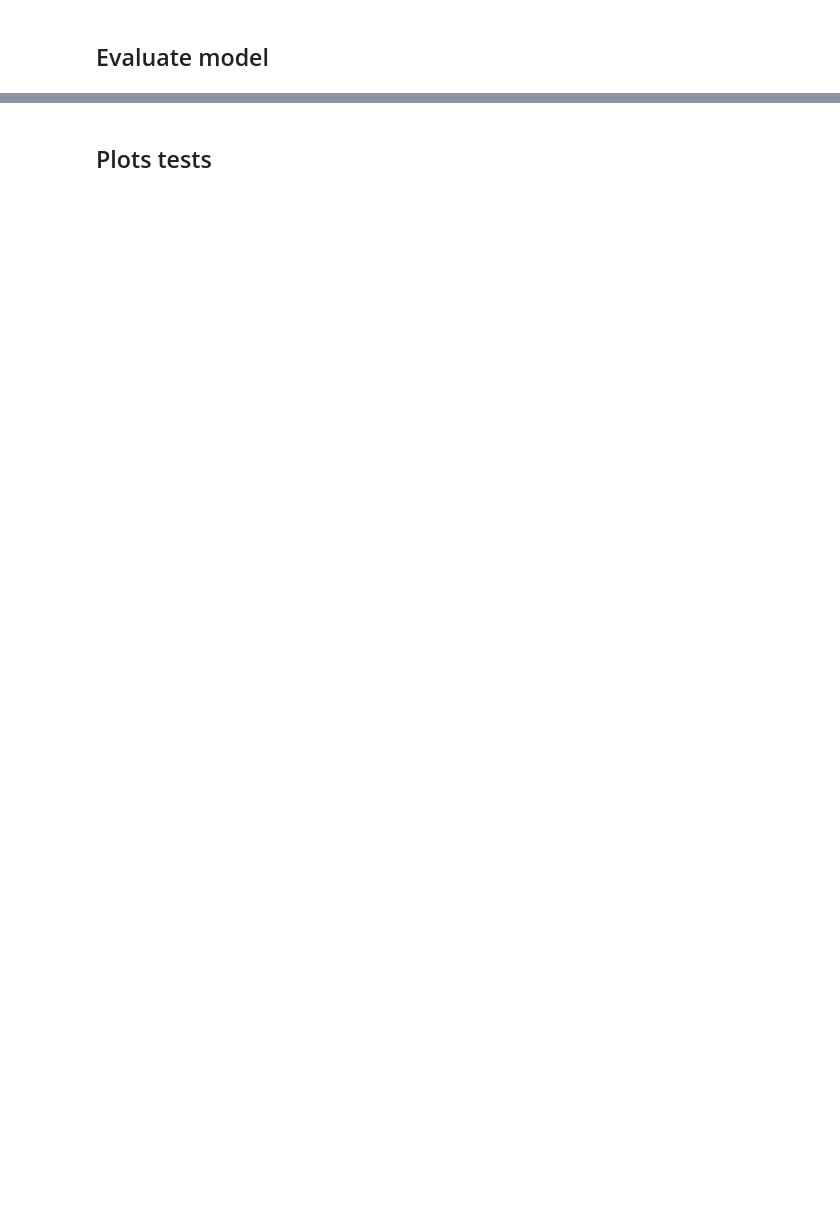
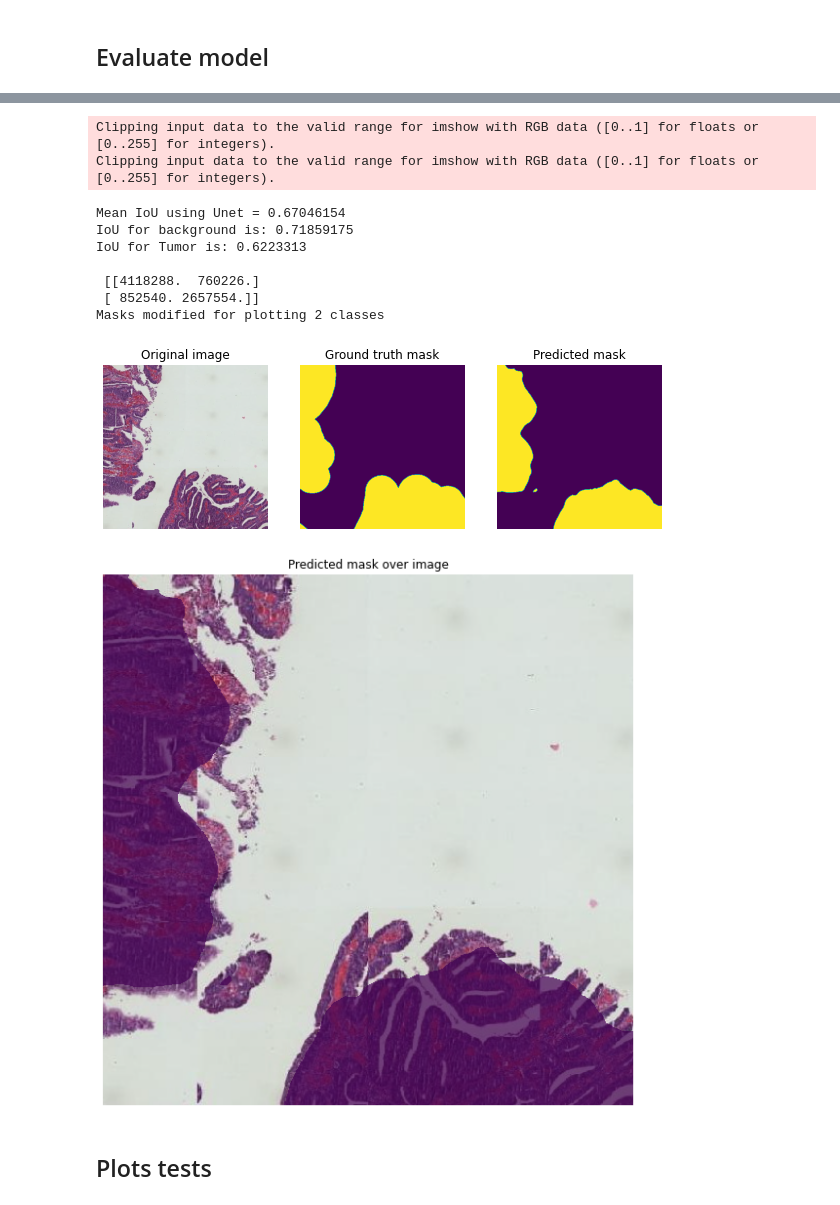
Before and after one commit to julenbhy/biomedical_image_segmentation, a Jupyter notebook: tumor_segmentation/tiled_tumor_segmentator.ipynb, the cells around one changed output, grey strips where cells are left out. Saved outputs shown, nothing was run; the diff lists cells and outputs as text; code cells hidden in the pictures; blank space fills up the shorter version.

```diff
--- a/tumor_segmentation/tiled_tumor_segmentator.ipynb
+++ b/tumor_segmentation/tiled_tumor_segmentator.ipynb
@@ -240,58 +244,48 @@ test_images, test_masks = val_generator.__next__()
 prediction=model.predict(test_images)
 
 test_masks = np.argmax(test_masks, axis=3) #from hot encoded to 1 channel
 prediction=np.argmax(prediction, axis=3)
 
 # IoU = intersection over union
 IOU = MeanIoU(num_classes=NUM_CLASSES)
 # compare groun truth and predicted masks
 IOU.update_state(test_masks, prediction)
 
 # calculate I0U for each class...
 values = np.array(IOU.get_weights()).reshape(NUM_CLASSES, NUM_CLASSES)
 
 # class_IoU = class true positives / (class true positives +
 #                                     class false poitives (same row) +
 #                                     class false negatives (same column))
-class0_IoU = values[0,0] / (values[0,0] +
-                            values[0,1] + values[0,2] + values[0,3] + values[0,4] + values[0,5] +
-                            values[1,0] + values[2,0] + values[3,0] + values[4,0] + values[5,0])
+class0_IoU = values[0,0] / (values[0,0] + values[0,1] + values[1,0])
 
-class1_IoU = values[1,1] / (values[1,1] +
-                            values[1,0] + values[1,2] + values[1,3] + values[1,4] + values[1,5] +
-                            values[0,1] + values[2,1] + values[3,1] + values[4,1] + values[5,1])
+class1_IoU = values[1,1] / (values[1,1] + values[1,0] + values[0,1])
 
-class2_IoU = values[2,2] / (values[2,2] +
-                            values[2,0] + values[2,1] + values[2,3] + values[2,4] + values[2,5] +
-                            values[0,2] + values[1,2] + values[3,2] + values[4,2] + values[5,2])
 
-class3_IoU = values[3,3] / (values[3,3] +
-                            values[3,0] + values[3,1] + values[3,2] + values[3,4] + values[3,5] +
-                            values[0,3] + values[1,3] + values[2,3] + values[4,3] + values[5,3])
-
-class4_IoU = values[4,4] / (values[4,4] +
-                            values[4,0] + values[4,1] + values[4,2] + values[4,3] + values[4,5] +
-                            values[0,4] + values[1,4] + values[2,4] + values[3,4] + values[5,4])
-
-class5_IoU = values[5,5] / (values[5,5] +
-                            values[5,0] + values[5,1] + values[5,2] + values[5,3] + values[5,4] +
-                            values[0,5] + values[1,5] + values[2,5] + values[3,5] + values[4,5])
 
 
 print("Mean IoU using Unet =", IOU.result().numpy())
 print('IoU for',CLASSES[0],'is:', class0_IoU)
 print('IoU for',CLASSES[1],'is:', class1_IoU)
-print('IoU for',CLASSES[2],'is:', class2_IoU)
-print('IoU for',CLASSES[3],'is:', class3_IoU)
-print('IoU for',CLASSES[4],'is:', class4_IoU)
-print('IoU for',CLASSES[5],'is:', class5_IoU)
 with np.printoptions(suppress=True):
     print('\n', values)
 
 #with np.printoptions(threshold=np.inf):
 #    print(test_masks[0])
 
-su.plot_prediction(test_images, test_masks, prediction)
+su.plot_prediction(test_images, test_masks, prediction, NUM_CLASSES)
+# %% [output]
+Clipping input data to the valid range for imshow with RGB data ([0..1] for floats or [0..255] for integers).
+Clipping input data to the valid range for imshow with RGB data ([0..1] for floats or [0..255] for integers).
+Mean IoU using Unet = 0.67046154
+IoU for background is: 0.71859175
+IoU for Tumor is: 0.6223313
+
+ [[4118288.  760226.]
+ [ 852540. 2657554.]]
+Masks modified for plotting 2 classes
+[figure, added]
+[figure, added]
 # %% [markdown]
 ## Plots tests
 # %%
```
Also changed, not shown: parts of 10 cells of this notebook, 4 other files.
